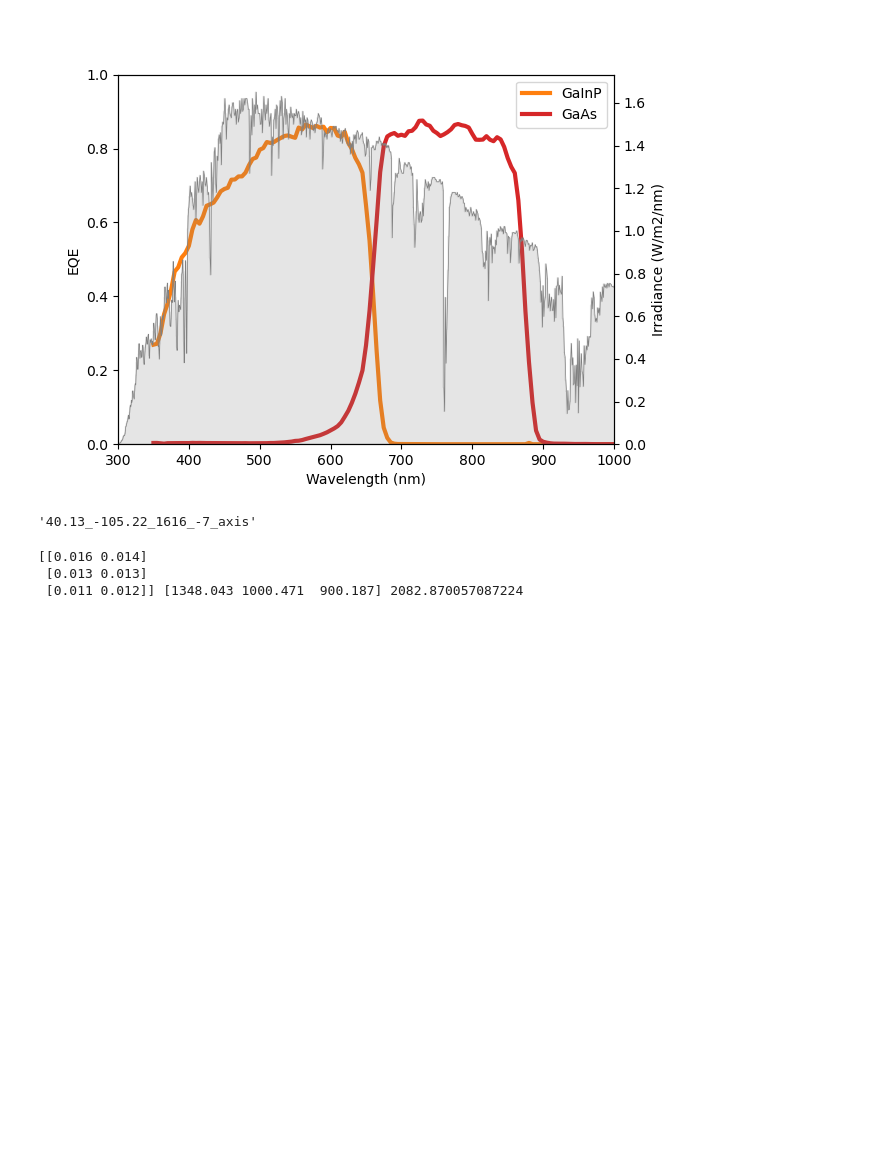
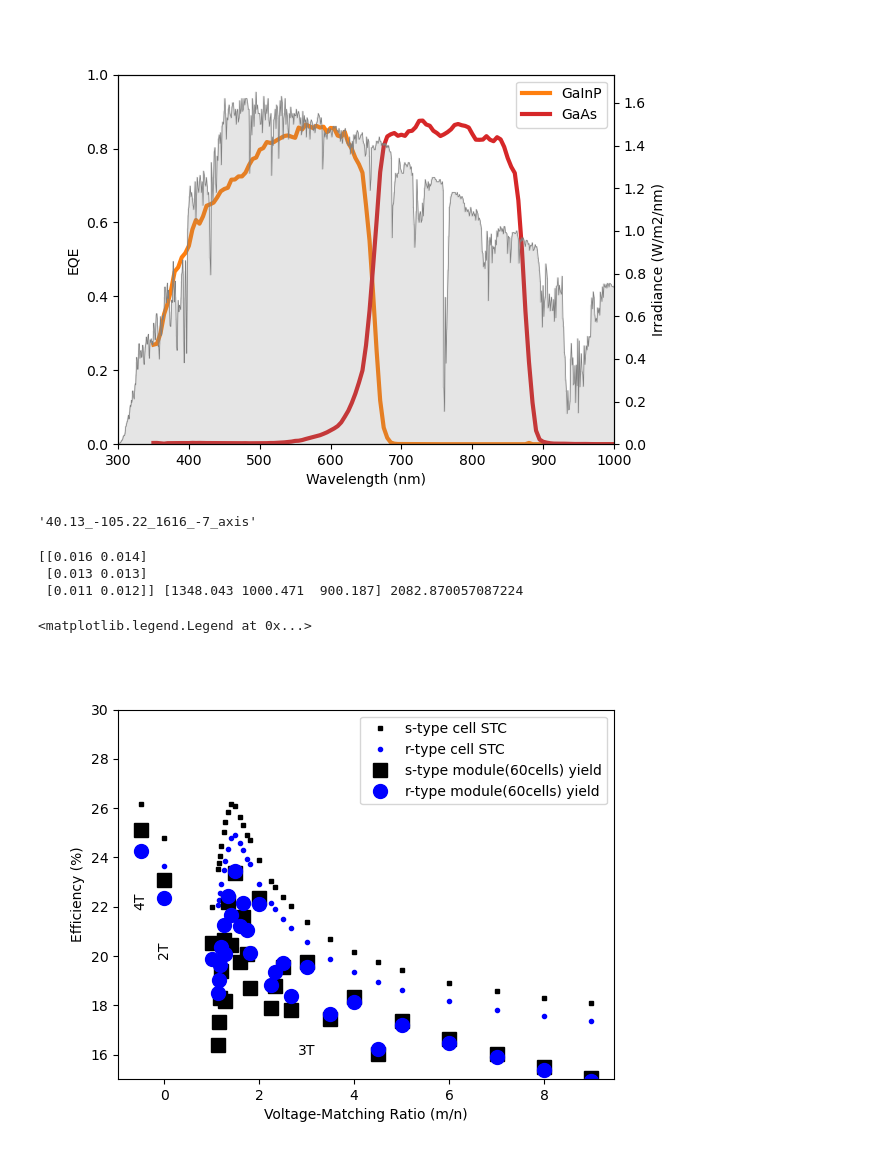
Before and after one commit to NREL/PVcircuit, a Jupyter notebook: notebooks/EYtest.ipynb, the cells around one changed output. Saved outputs shown, nothing was run; the diff lists cells and outputs as text; code cells hidden in the pictures; blank space fills up the shorter version.

Commit message:
label plots

```diff
--- a/notebooks/EYtest.ipynb
+++ b/notebooks/EYtest.ipynb
@@ -108,11 +108,17 @@ df['sloss'] = sloss
 df['rloss'] = rloss
 # %%
 fig, ax = plt.subplots()
-ax.plot(df['ratio'], 100*df['sEYeff']*df['sloss'], c='black', ms=10, lw=0, marker='s', label='sEYeff60')
-ax.plot(df['ratio'], 100*df['sSTCeff'], c='black', ms=3, lw=0, marker='s', label='sSTCeff')
-ax.plot(df['ratio'], 100*df['rEYeff']*df['rloss'], c='blue', ms=10, lw=0, marker='o', label='rEYeff60')
-ax.plot(df['ratio'], 100*df['rSTCeff'], c='blue', ms=3, lw=0, marker='o', label='rSTCeff')
+ax.plot(df['ratio'], 100*df['sSTCeff'], c='black', ms=3, lw=0, marker='s', label='s-type cell STC')
+ax.plot(df['ratio'], 100*df['rSTCeff'], c='blue', ms=3, lw=0, marker='o', label='r-type cell STC')
+ax.plot(df['ratio'], 100*df['sEYeff']*df['sloss'], c='black', ms=10, lw=0, marker='s', label='s-type module(60cells) yield')
+ax.plot(df['ratio'], 100*df['rEYeff']*df['rloss'], c='blue', ms=10, lw=0, marker='o', label='r-type module(60cells) yield')
 ax.set_ylim(15,30)
 ax.set_ylabel('Efficiency (%)')
 ax.set_xlabel('Voltage-Matching Ratio (m/n)')
+ax.text(3,16,'3T', ha='center')
+ax.text(0,20,'2T', ha='center', rotation='vertical')
+ax.text(-0.5,22,'4T', ha='center', rotation='vertical')
 ax.legend()
+# %% [output]
+<matplotlib.legend.Legend at 0x...>
+[figure, added]
```
Also changed, not shown: 2 other files.
